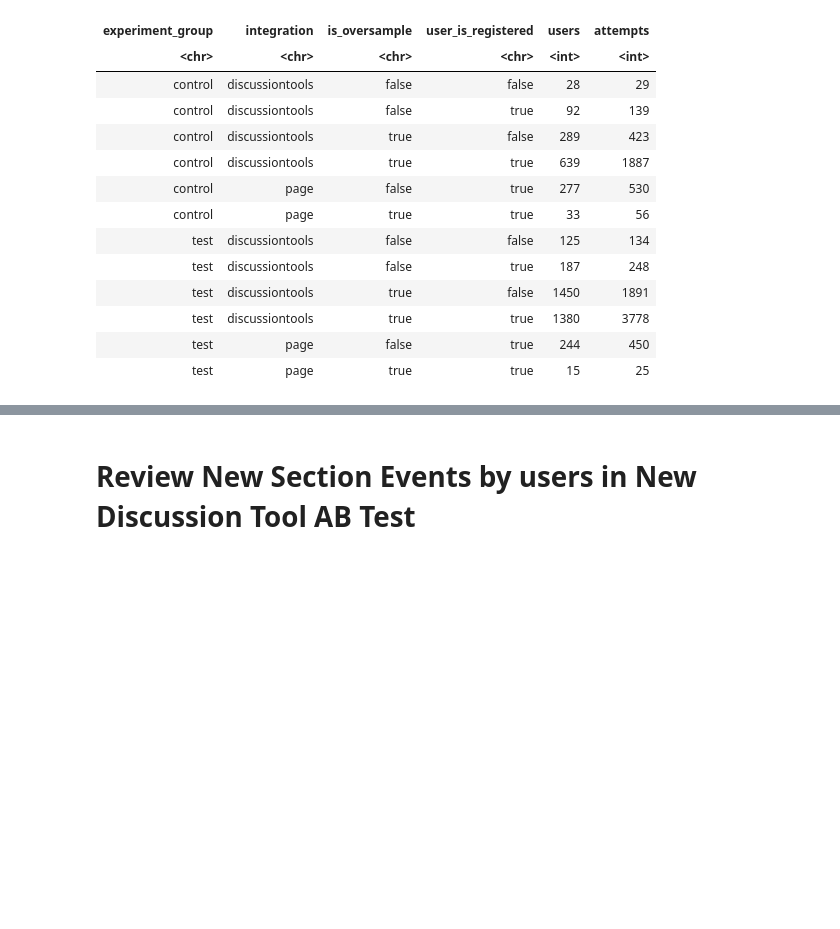
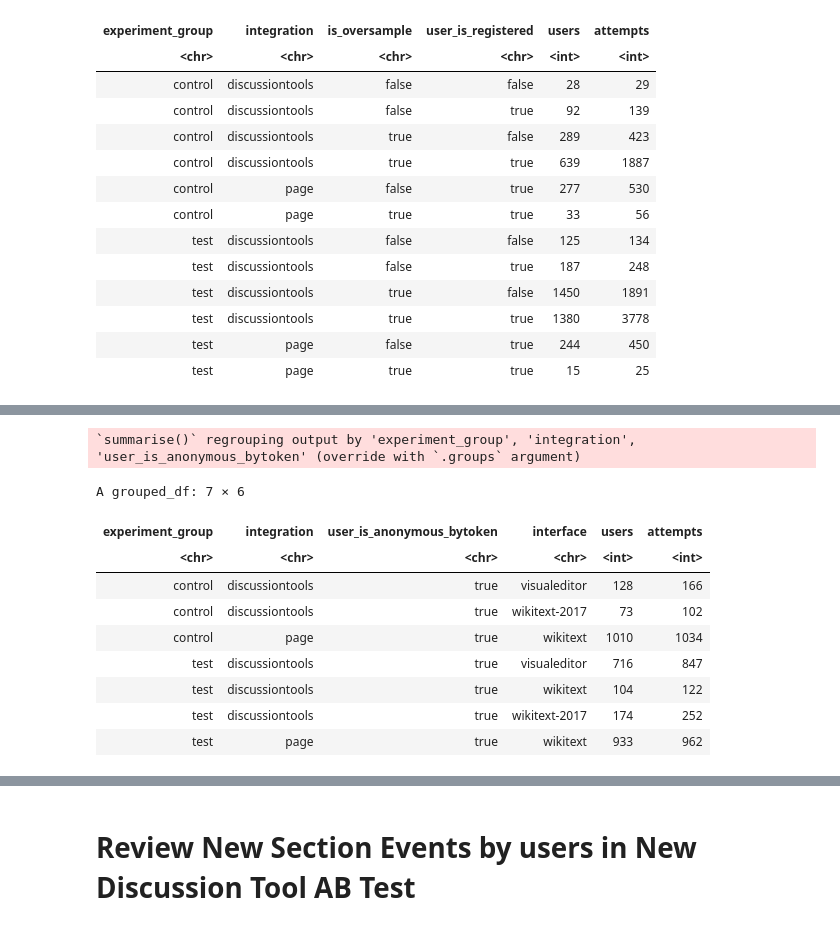
Before and after one commit to wikimedia-research/New-discussion-tool-analysis-2020, a Jupyter notebook: QA/new_discussion_tool_ab_test_qa.ipynb, the cells around one changed output, grey strips where cells are left out. Drawn from its saved outputs; the diff is of its cells as text; code cells hidden in the pictures; blank space fills up the shorter version.

Commit message:
updated test bucket QA

```diff
--- a/QA/new_discussion_tool_ab_test_qa.ipynb
+++ b/QA/new_discussion_tool_ab_test_qa.ipynb
@@ -336,0 +385,2 @@ A grouped_df: 12 × 6
+# %%
+edit_sessions_anon <- wmfdata::query_hive(query)
@@ -336,0 +406,21 @@ A grouped_df: 12 × 6
+# %%
+#check overall user bucket number to confirm if buckets are balanced
+
+sessions_by_bucket_anon <- edit_sessions_anon %>%
+  group_by(experiment_group, integration, user_is_anonymous_bytoken, interface) %>%
+  summarise(users = n_distinct(anon_token),
+        attempts = n_distinct(session_id))
+
+sessions_by_bucket_anon
+# %% [output]
+`summarise()` regrouping output by 'experiment_group', 'integration', 'user_is_anonymous_bytoken' (override with `.groups` argument)
+A grouped_df: 7 × 6
+| experiment_group | integration | user_is_anonymous_bytoken | interface | users | attempts |
+| <chr> | <chr> | <chr> | <chr> | <int> | <int> |
+| control | discussiontools | true | visualeditor | 128 | 166 |
+| control | discussiontools | true | wikitext-2017 | 73 | 102 |
+| control | page | true | wikitext | 1010 | 1034 |
+| test | discussiontools | true | visualeditor | 716 | 847 |
+| test | discussiontools | true | wikitext | 104 | 122 |
+| test | discussiontools | true | wikitext-2017 | 174 | 252 |
+| test | page | true | wikitext | 933 | 962 |
```
Also changed, not shown: parts of 28 cells of this notebook.
